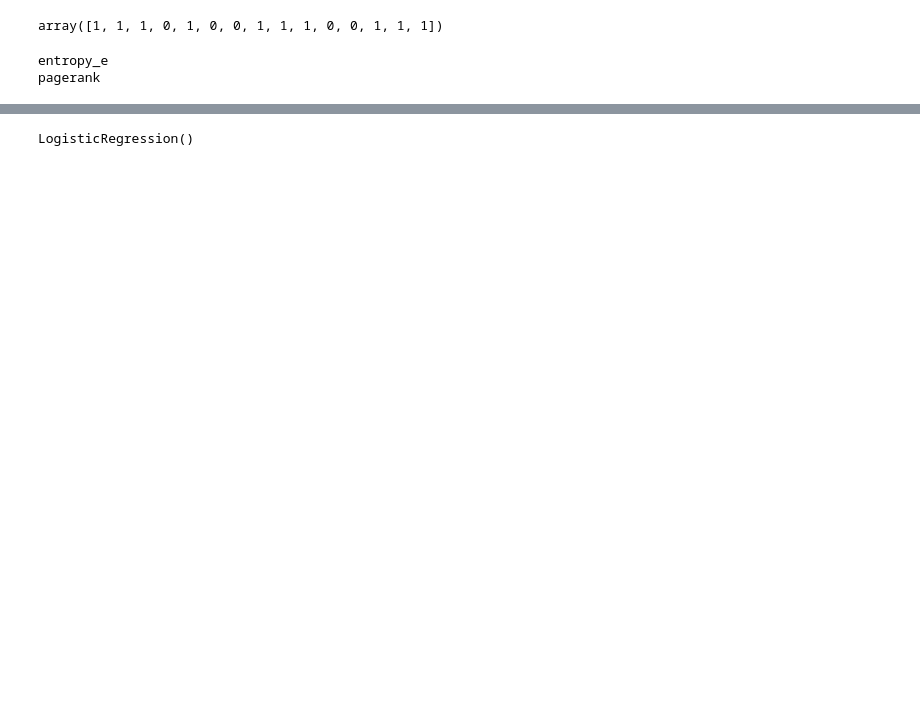
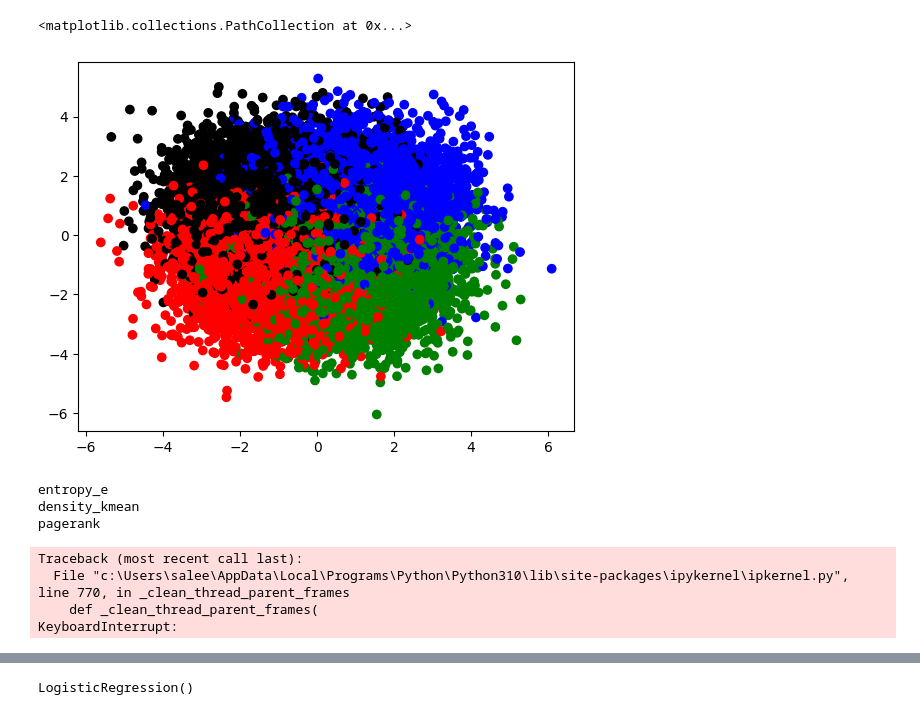
Before and after one commit to ThatMajd/Graph-Boosted-Active-Learning, a Jupyter notebook: code_testings.ipynb, the cells around one changed output, grey strips where cells are left out. Drawn from its saved outputs; the diff is of its cells as text; code cells hidden in the pictures; blank space fills up the shorter version.

```diff
--- a/code_testings.ipynb
+++ b/code_testings.ipynb
@@ -17,24 +8,25 @@ ds.shape
-# %%
-gs
-# %% [output]
-array([1, 1, 1, 0, 1, 0, 0, 1, 1, 1, 0, 0, 1, 1, 1])
+# %%
+c = np.array(['red', 'blue', 'green', 'black'])
+cents = [(0, 1), (6, 6), (-10, 3)]
+vars = [1, 2, 7]
+ns = np.array([5, 10, 12])
 # %%
 dataset = {}
 
-t_ds, t_gt = gen([(0, 1), (6, 6)],
-				 [1, 2],
-				 [5, 10], shuffle_flag=True)
+t_ds, t_gt = gen(cents,
+				 vars,
+				 ns, shuffle_flag=True)
 dataset['train_samples'] = t_ds
 dataset['train_labels'] = t_gt
 
-t_ds, t_gt = gen([(0, 1), (6, 6)],
-				 [1, 2],
-				 [5, 10], shuffle_flag=True)
+t_ds, t_gt = gen(cents,
+				 vars,
+				 20*ns, shuffle_flag=True)
 dataset['test_samples'] = t_ds
 dataset['test_labels'] = t_gt
 
-t_ds, t_gt = gen([(0, 1), (6, 6)],
-				 [1, 2],
-				 [10, 20], shuffle_flag=True)
+t_ds, t_gt = gen(cents,
+				 vars,
+				 20*ns, shuffle_flag=True)
 dataset['available_pool_samples'] = t_ds
 dataset['available_pool_labels'] = t_gt
@@ -41,2 +38,8 @@ dataset['available_pool_labels'] = t_gt
+# %%
+plt.scatter(dataset['available_pool_samples'][:, 0], dataset['available_pool_samples'][:, 1], c=c[dataset['available_pool_labels']])
+plt.scatter(dataset['train_samples'][:, 0], dataset['train_samples'][:, 1], c=c[dataset['train_labels']], marker='x')
+# %% [output]
+<matplotlib.collections.PathCollection at 0x...>
+[figure, added]
 # %%
 from ActiveLearning import ActiveLearningPipeline
@@ -46,12 +51,21 @@ threshold = 2
 al = ActiveLearningPipeline(dataset,
                             "LogisticRegression",
                             "entropy_e",
+							"density_kmean",
 							"pagerank",
-                            weighted_selection=False,
-                            iterations=10,
+                            weighted_selection=True,
+                            iterations=iterations,
                             budget_per_iter=2,
                             graph_building_function="euclidean",
                             graph_threshold=threshold)
 # %% [output]
 entropy_e
+density_kmean
 pagerank
+# %%
+res_gal = al.run_pipeline(n_clusters=3)
+# %% [output]
+Traceback (most recent call last):
+  File "c:\Users\salee\AppData\Local\Programs\Python\Python310\lib\site-packages\ipykernel\ipkernel.py", line 770, in _clean_thread_parent_frames
+    def _clean_thread_parent_frames(
+KeyboardInterrupt:
```
Also changed, not shown: parts of 19 cells of this notebook, 4 other files.
